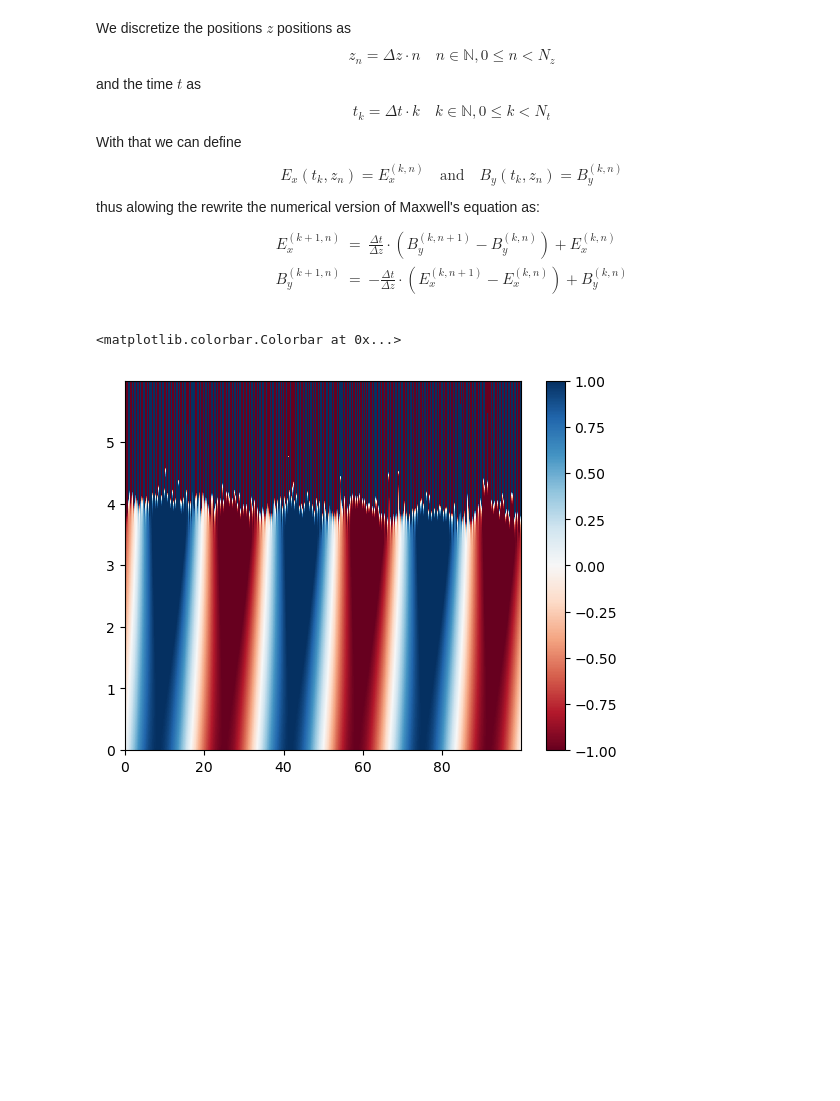
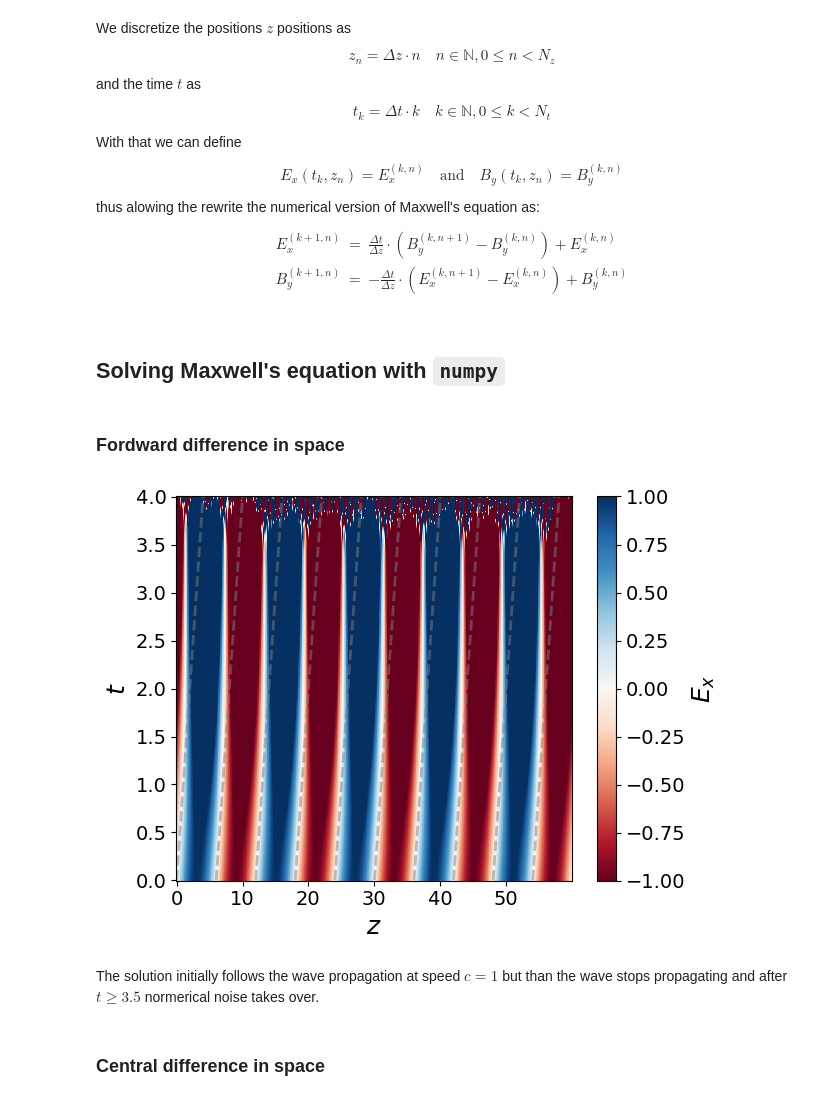
Before and after one commit to PrometheusPi/particle-in-cell_tutorial, a Jupyter notebook: 01_Electromagnetics_in_1D_with_Yee.ipynb, the cells around one changed output. Drawn from its saved outputs; the diff is of its cells as text; code cells hidden in the pictures; blank space fills up the shorter version.

Commit message:
add forward and central difference FDTD solver and improve plot

```diff
--- a/01_Electromagnetics_in_1D_with_Yee.ipynb
+++ b/01_Electromagnetics_in_1D_with_Yee.ipynb
@@ -280,21 +280,25 @@ E_x^{(k+1,n)} & = & \frac{\Delta t}{\Delta z} \cdot \left( B_y^{(k,n+1)} - B_y^{
 B_y^{(k+1,n)} & = & -\frac{\Delta t}{\Delta z} \cdot \left( E_x^{(k,n+1)} - E_x^{(k,n)} \right) + B_y^{(k, n)}\\
 \end{eqnarray}
 $$
+# %% [markdown]
+## Solving Maxwell's equation with `numpy`
 # %%
 import matplotlib.pyplot as plt
 %matplotlib inline
 
 import numpy as np
+# %% [markdown]
+### Fordward difference in space
 # %%
-N_t = 60*10
-N_z = 1000
+N_t = 401
+N_z = 600
 
 delta_t = 0.01
 delta_z = 0.1
 ratio = delta_t/delta_z
 
 z = np.arange(N_z) * delta_z
-N_waves=3
+N_waves=5
 k_0 = 2 * np.pi / (delta_z * N_z) * N_waves
 Ex_0 = np.sin(k_0 * z)
 By_0 = -np.sin(k_0 * z)
@@ -307,17 +311,42 @@ By_all[0, :] = By_0
 
 for k in range(0, N_t-1):
     for n in range(N_z):
-        n_plus_1 = (n+1) % N_z
-        n_minus_1 = (n-1) % N_z
+        n_right = (n+1) % N_z
+        n_left = (n-0) % N_z
 
-        Ex_all[k+1, n] = +ratio * 0.5 * (By_all[k, n_plus_1] - By_all[k, n_minus_1]) + Ex_all[k, n]
-        By_all[k+1, n] = -ratio * 0.5 * (Ex_all[k, n_plus_1] - Ex_all[k, n_minus_1]) + By_all[k, n]
+        Ex_all[k+1, n] = +ratio * (By_all[k, n_right] - By_all[k, n_left]) + Ex_all[k, n]
+        By_all[k+1, n] = -ratio * (Ex_all[k, n_right] - Ex_all[k, n_left]) + By_all[k, n]
-# %%
-t_array = np.arange(N_t) * delta_t
-z_array = np.arange(N_z) * delta_z
-
-plt.pcolormesh(z_array, t_array, Ex_all, vmin=-1, vmax=1, cmap=plt.cm.RdBu )
-plt.colorbar()
-# %% [output]
-<matplotlib.colorbar.Colorbar at 0x...>
-[figure, removed]
+# %%
+def plot():
+    t_array = np.arange(N_t) * delta_t
+    z_array = np.arange(N_z) * delta_z
+
+    plt.pcolormesh(z_array, t_array, Ex_all, vmin=-1, vmax=1, cmap=plt.cm.RdBu )
+    cb = plt.colorbar()
+
+    # line for speed of light comparison
+    z_light = t_array
+    for i in range(10):
+        plt.plot(z_light + i * np.pi/k_0, t_array, "--", color="gray", alpha=0.5, lw=2)
+
+    plt.xlabel(r"$z$", fontsize=18)
+    plt.xticks(fontsize=14)
+
+    plt.ylabel(r"$t$", fontsize=18)
+    plt.yticks(fontsize=14)
+
+    for i in cb.ax.get_yticklabels():
+        i.set_fontsize(14)
+
+    cb.set_label(r"$E_x$", fontsize=18)
+
+    plt.tight_layout()
+    plt.show()
+
+plot()
+# %% [output]
+[figure, added]
+# %% [markdown]
+The solution initially follows the wave propagation at speed $c=1$ but than the wave stops propagating and after $t \geq 3.5$ normerical noise takes over.
+# %% [markdown]
+### Central difference in space
```
Also changed, not shown: parts of 3 cells of this notebook.
